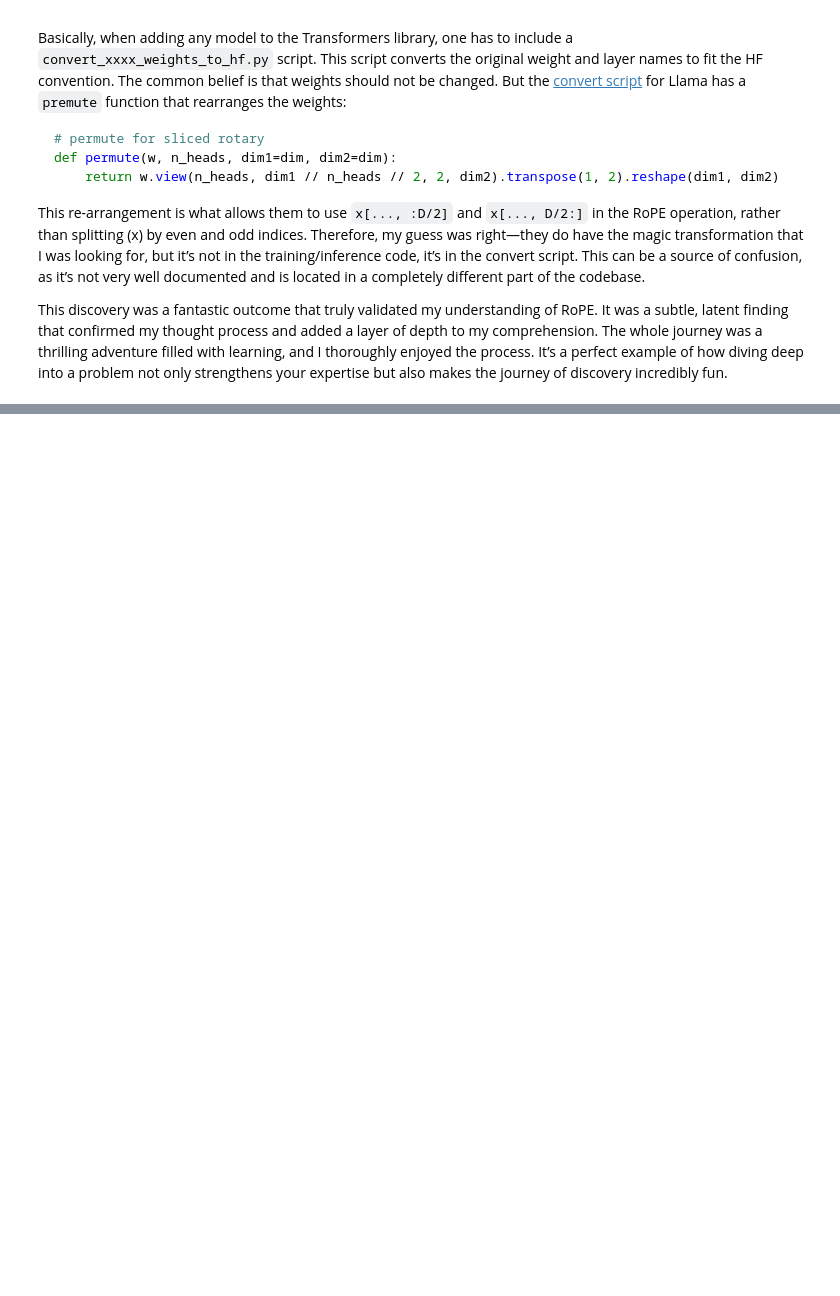
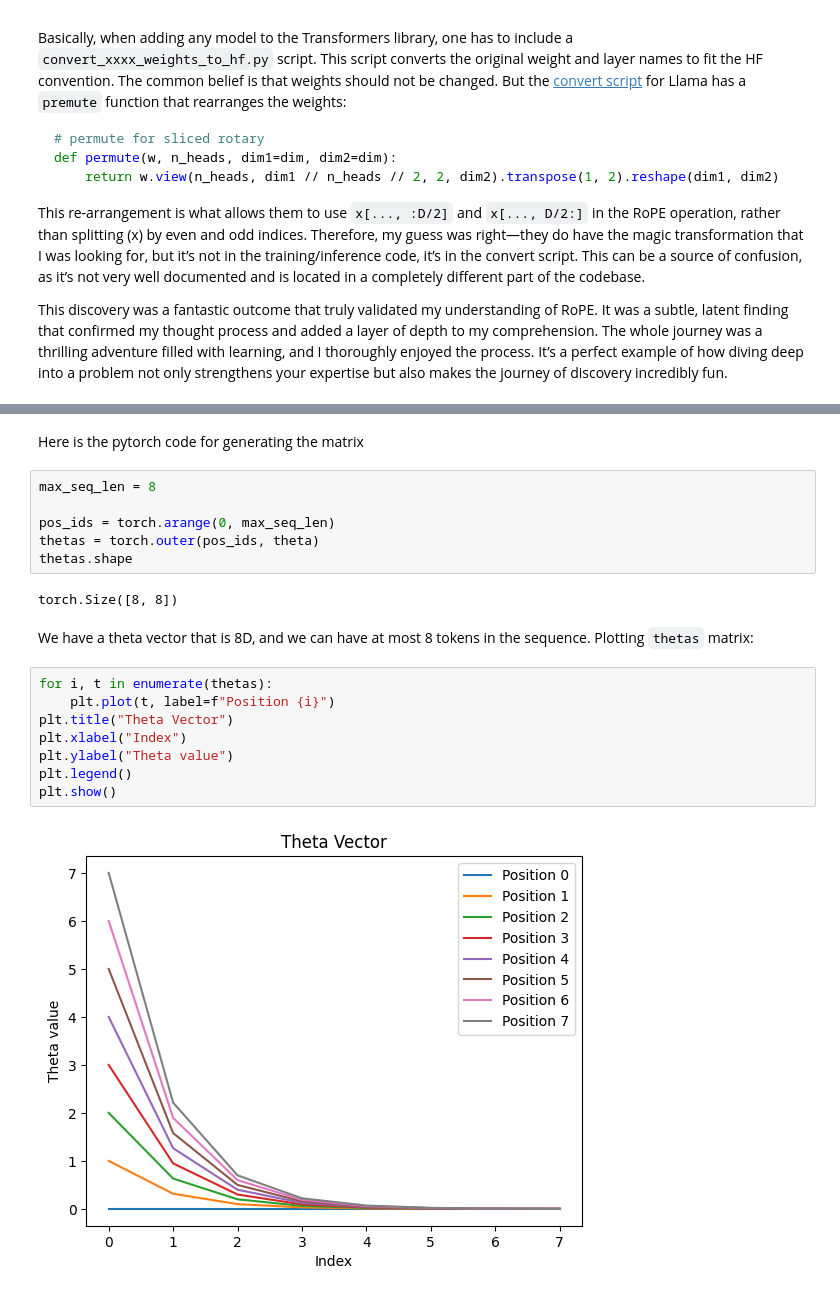
Before and after one commit to Ankur-singh/UnderstandingLLMs, a Jupyter notebook: nbs/Rotary Position Embedding (RoPE).ipynb, the cells around one changed output, grey strips where cells are left out. Saved outputs shown, nothing was run; the diff lists cells and outputs as text; blank space fills up the shorter version.

```diff
--- a/nbs/Rotary Position Embedding (RoPE).ipynb
+++ b/nbs/Rotary Position Embedding (RoPE).ipynb
@@ -261,0 +311,22 @@ This discovery was a fantastic outcome that truly validated my understanding of
+# %% [markdown]
+Here is the pytorch code for generating the matrix
+# %%
+max_seq_len = 8
+
+pos_ids = torch.arange(0, max_seq_len)
+thetas = torch.outer(pos_ids, theta)
+thetas.shape
+# %% [output]
+torch.Size([8, 8])
+# %% [markdown]
+We have a theta vector that is 8D, and we can have at most 8 tokens in the sequence. Plotting `thetas` matrix:
+# %%
+for i, t in enumerate(thetas):
+    plt.plot(t, label=f"Position {i}")
+plt.title("Theta Vector")
+plt.xlabel("Index")
+plt.ylabel("Theta value")
+plt.legend()
+plt.show()
+# %% [output]
+[figure, added]
```
Also changed, not shown: parts of 18 cells of this notebook.
